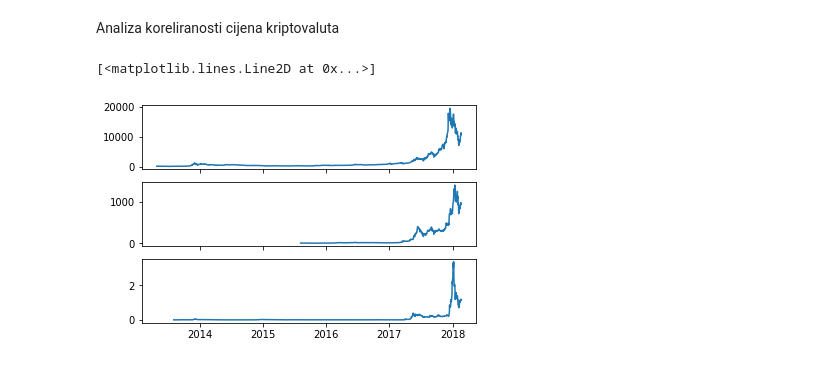
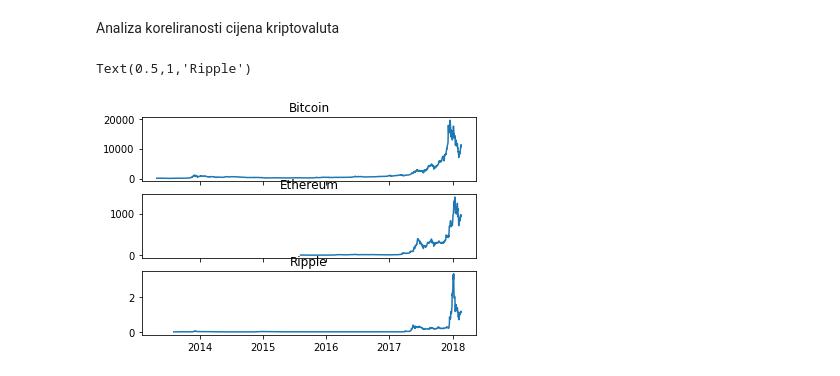
Before and after one commit to antisaa/MS-cryptocurrency, a Jupyter notebook: biljeznica.ipynb, the cells around one changed output. Cells and saved outputs as stored; diff of their text form; code cells hidden in the pictures.

```diff
--- a/biljeznica.ipynb
+++ b/biljeznica.ipynb
@@ -480,9 +726,12 @@ getDate(ripLis,date(2013, 8, 4),date(2018, 2, 20))
 # %%
-fig3, (lijevo, srednji, desno) = plt.subplots(3, 1 , sharex=True)
+fig3, (lijevi, srednji, desni) = plt.subplots(3, 1 , sharex=True)
 x2 = np.linspace(0, 2)
-lijevo.plot(btcLis,bitcoin.Open.values)
+lijevi.plot(btcLis,bitcoin.Open.values)
+lijevi.set_title('Bitcoin')
 srednji.plot(ethLis,ethereum.Open.values)
-desno.plot(ripLis,ripple.Open.values)
+srednji.set_title('Ethereum')
+desni.plot(ripLis,ripple.Open.values)
+desni.set_title('Ripple')
 # %% [output]
-[<matplotlib.lines.Line2D at 0x...>]
+Text(0.5,1,'Ripple')
-[figure, old version]
+[figure, new version]
```
Also changed, not shown: parts of 60 cells of this notebook, 1 other file.
